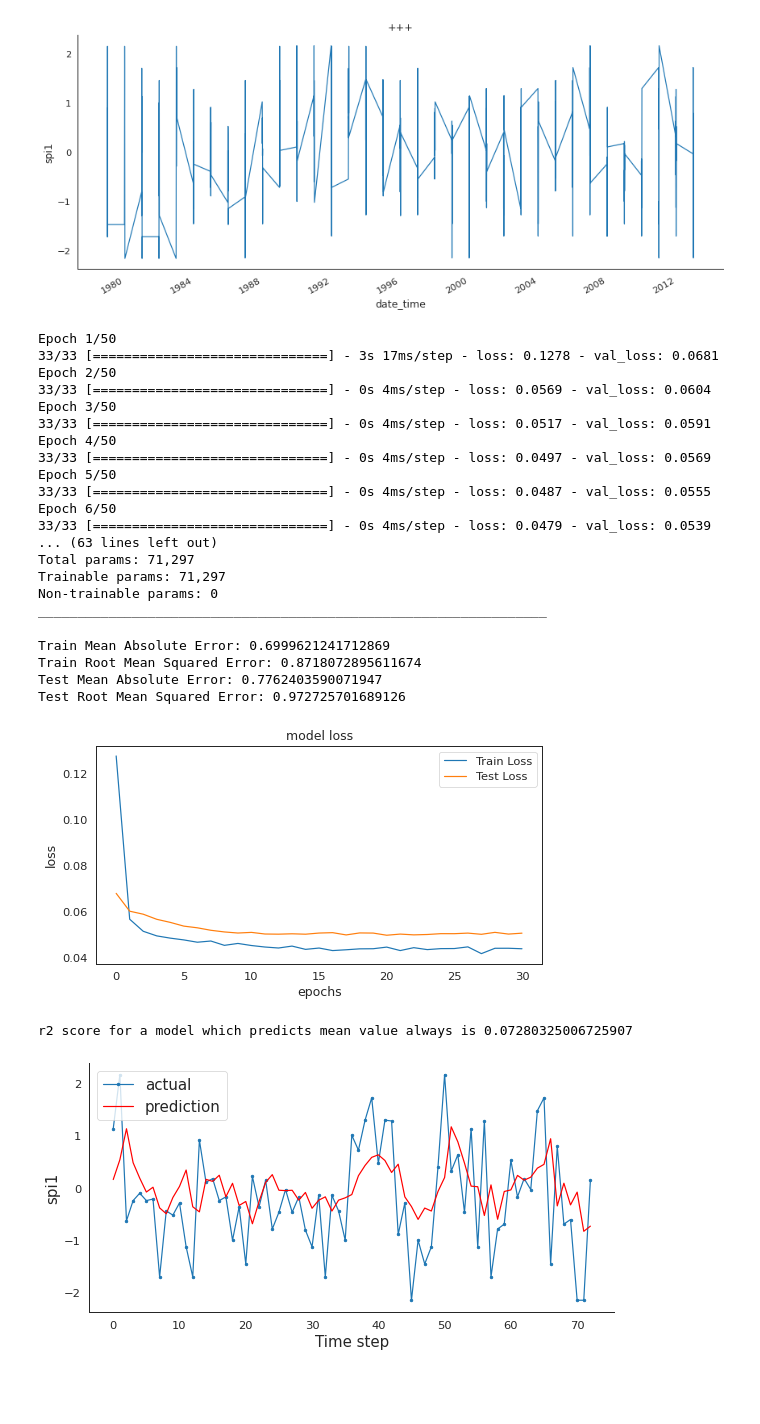
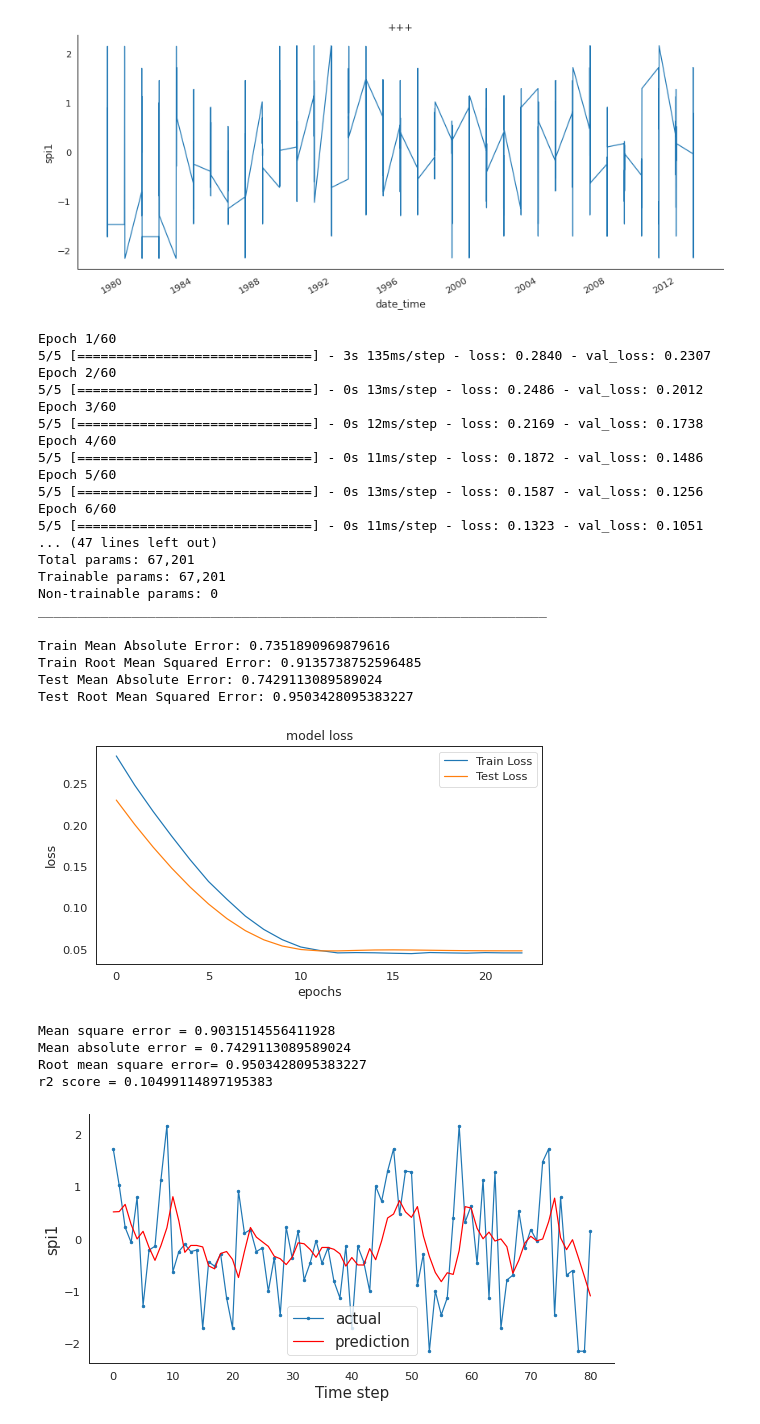
Before and after one commit to jayeshraj619/AI-LAB, a Jupyter notebook: finalLSTM.ipynb, the cells around one changed output. Cells and saved outputs as stored; diff of their text form; code cells hidden in the pictures; blank space fills up the shorter version.

```diff
--- a/finalLSTM.ipynb
+++ b/finalLSTM.ipynb
@@ -95,7 +89,7 @@ def create_dataset(dataset, look_back=1):
         Y.append(dataset[i + look_back, 0])
     return np.array(X), np.array(Y)
 
-look_back = 10
+look_back = 2
 X_train, Y_train = create_dataset(train, look_back)
 X_test, Y_test = create_dataset(test, look_back)
 
@@ -110,26 +104,26 @@ model.add(Dropout(0.2))
 model.add(Dense(1))
 model.compile(loss='mean_squared_error', optimizer='adam')
 
-history = model.fit(X_train, Y_train, epochs=50, batch_size=10, validation_data=(X_test, Y_test),
+history = model.fit(X_train, Y_train, epochs=60, batch_size=75, validation_data=(X_test, Y_test),
                     callbacks=[EarlyStopping(monitor='val_loss', patience=10)], verbose=1, shuffle=False)
 
 model.summary()
 # %% [output]
-Epoch 1/50
-33/33 [==============================] - 3s 17ms/step - loss: 0.1278 - val_loss: 0.0681
-Epoch 2/50
-33/33 [==============================] - 0s 4ms/step - loss: 0.0569 - val_loss: 0.0604
-Epoch 3/50
-33/33 [==============================] - 0s 4ms/step - loss: 0.0517 - val_loss: 0.0591
-Epoch 4/50
-33/33 [==============================] - 0s 4ms/step - loss: 0.0497 - val_loss: 0.0569
-Epoch 5/50
-33/33 [==============================] - 0s 4ms/step - loss: 0.0487 - val_loss: 0.0555
-Epoch 6/50
-33/33 [==============================] - 0s 4ms/step - loss: 0.0479 - val_loss: 0.0539
-... (63 lines left out)
-Total params: 71,297
-Trainable params: 71,297
+Epoch 1/60
+5/5 [==============================] - 3s 135ms/step - loss: 0.2840 - val_loss: 0.2307
+Epoch 2/60
+5/5 [==============================] - 0s 13ms/step - loss: 0.2486 - val_loss: 0.2012
+Epoch 3/60
+5/5 [==============================] - 0s 12ms/step - loss: 0.2169 - val_loss: 0.1738
+Epoch 4/60
+5/5 [==============================] - 0s 11ms/step - loss: 0.1872 - val_loss: 0.1486
+Epoch 5/60
+5/5 [==============================] - 0s 13ms/step - loss: 0.1587 - val_loss: 0.1256
+Epoch 6/60
+5/5 [==============================] - 0s 11ms/step - loss: 0.1323 - val_loss: 0.1051
+... (47 lines left out)
+Total params: 67,201
+Trainable params: 67,201
 Non-trainable params: 0
 _________________________________________________________________
 # %%
@@ -142,15 +136,15 @@ test_predict = scaler.inverse_transform(test_predict)
 Y_test = scaler.inverse_transform([Y_test])
 #r2 = r2_score( train_predict[:,0], (Y_train[0])
 #print('r2 score for a model which predicts mean value always is', r2)
-print('Train Mean Absolute Error:', mean_absolute_error(Y_train[0], train_predict[:,0]))
-print('Train Root Mean Squared Error:',np.sqrt(mean_squared_error(Y_train[0], train_predict[:,0])))
-print('Test Mean Absolute Error:', mean_absolute_error(Y_test[0], test_predict[:,0]))
-print('Test Root Mean Squared Error:',np.sqrt(mean_squared_error(Y_test[0], test_predict[:,0])))
+print('Train Mean Absolute Error:', mae(Y_train[0], train_predict[:,0]))
+print('Train Root Mean Squared Error:',np.sqrt(mse(Y_train[0], train_predict[:,0])))
+print('Test Mean Absolute Error:', mae(Y_test[0], test_predict[:,0]))
+print('Test Root Mean Squared Error:',np.sqrt(mse(Y_test[0], test_predict[:,0])))
 # %% [output]
-Train Mean Absolute Error: 0.6999621241712869
-Train Root Mean Squared Error: 0.8718072895611674
-Test Mean Absolute Error: 0.7762403590071947
-Test Root Mean Squared Error: 0.972725701689126
+Train Mean Absolute Error: 0.7351890969879616
+Train Root Mean Squared Error: 0.9135738752596485
+Test Mean Absolute Error: 0.7429113089589024
+Test Root Mean Squared Error: 0.9503428095383227
 # %%
 plt.figure(figsize=(8,4))
 plt.plot(history.history['loss'], label='Train Loss')
@@ -161,22 +155,32 @@ plt.xlabel('epochs')
 plt.legend(loc='upper right')
 plt.show();
 # %% [output]
-[figure, old version]
+[figure, new version]
 # %%
-aa=[x for x in range(73)]
+import math
+aa=[x for x in range(81)]
 plt.figure(figsize=(8,4))
 plt.plot(aa, Y_test[0][:200], marker='.', label="actual")
 plt.plot(aa, test_predict[:,0][:200], 'r', label="prediction")
+mae1=mae(Y_test[0][:200],test_predict[:,0][:200])
+mse1=mse(Y_test[0][:200],test_predict[:,0][:200])
+rmse1=np.sqrt(mse1)
 r2 = r2_score( Y_test[0][:200], test_predict[:,0][:200])
-print('r2 score for a model which predicts mean value always is', r2)
+print('Mean square error =', mse1)
+print('Mean absolute error =', mae1)
+print('Root mean square error=', rmse1)
+print('r2 score =', r2)
 # plt.tick_params(left=False, labelleft=True) #remove ticks
 plt.tight_layout()
 sns.despine(top=True)
 plt.subplots_adjust(left=0.07)
 plt.ylabel('spi1', size=15)
 plt.xlabel('Time step', size=15)
 plt.legend(fontsize=15)
 plt.show();
 # %% [output]
-r2 score for a model which predicts mean value always is 0.07280325006725907
+Mean square error = 0.9031514556411928
+Mean absolute error = 0.7429113089589024
+Root mean square error= 0.9503428095383227
+r2 score = 0.10499114897195383
-[figure, old version]
+[figure, new version]
```
Also changed, not shown: parts of 2 cells of this notebook.
